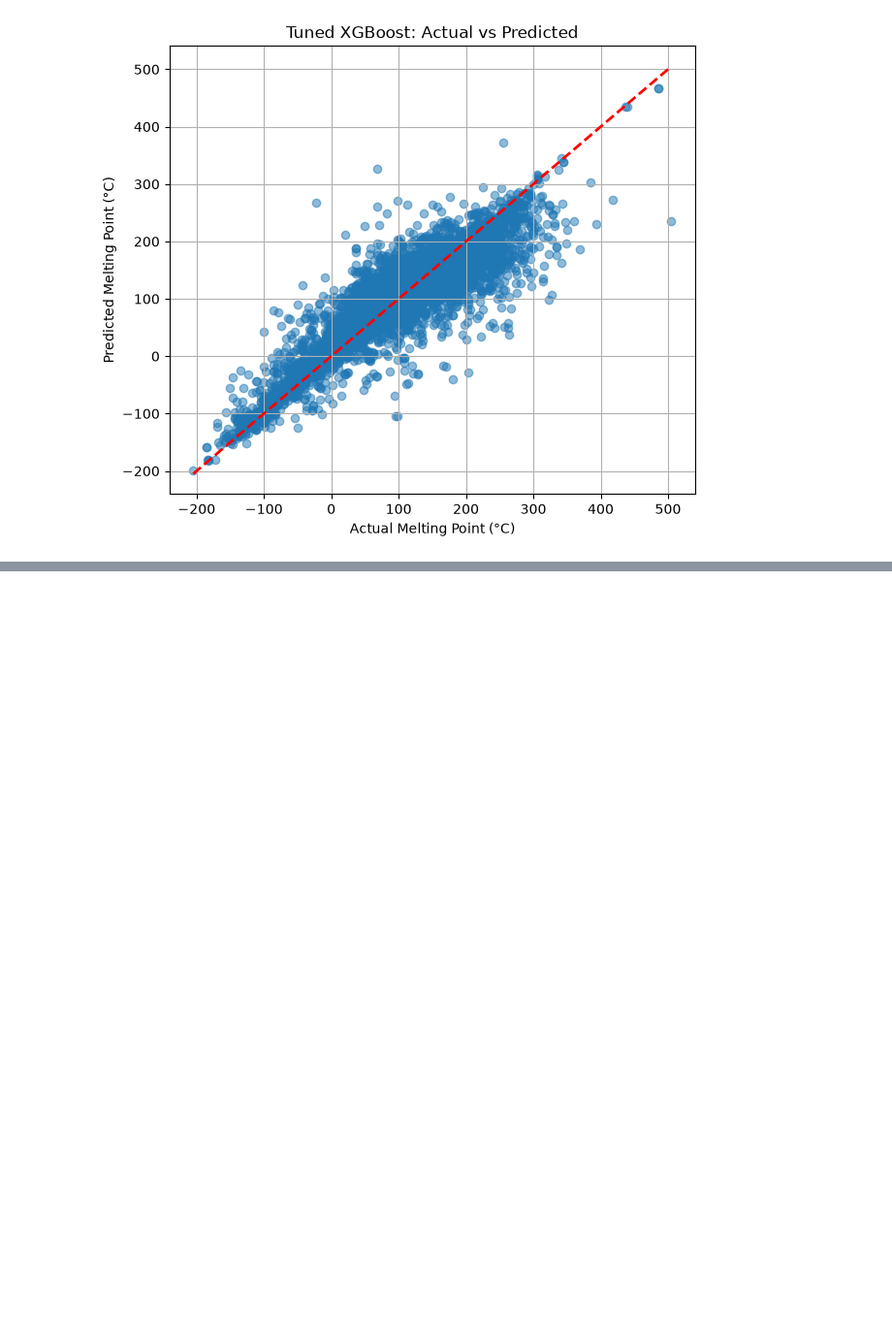
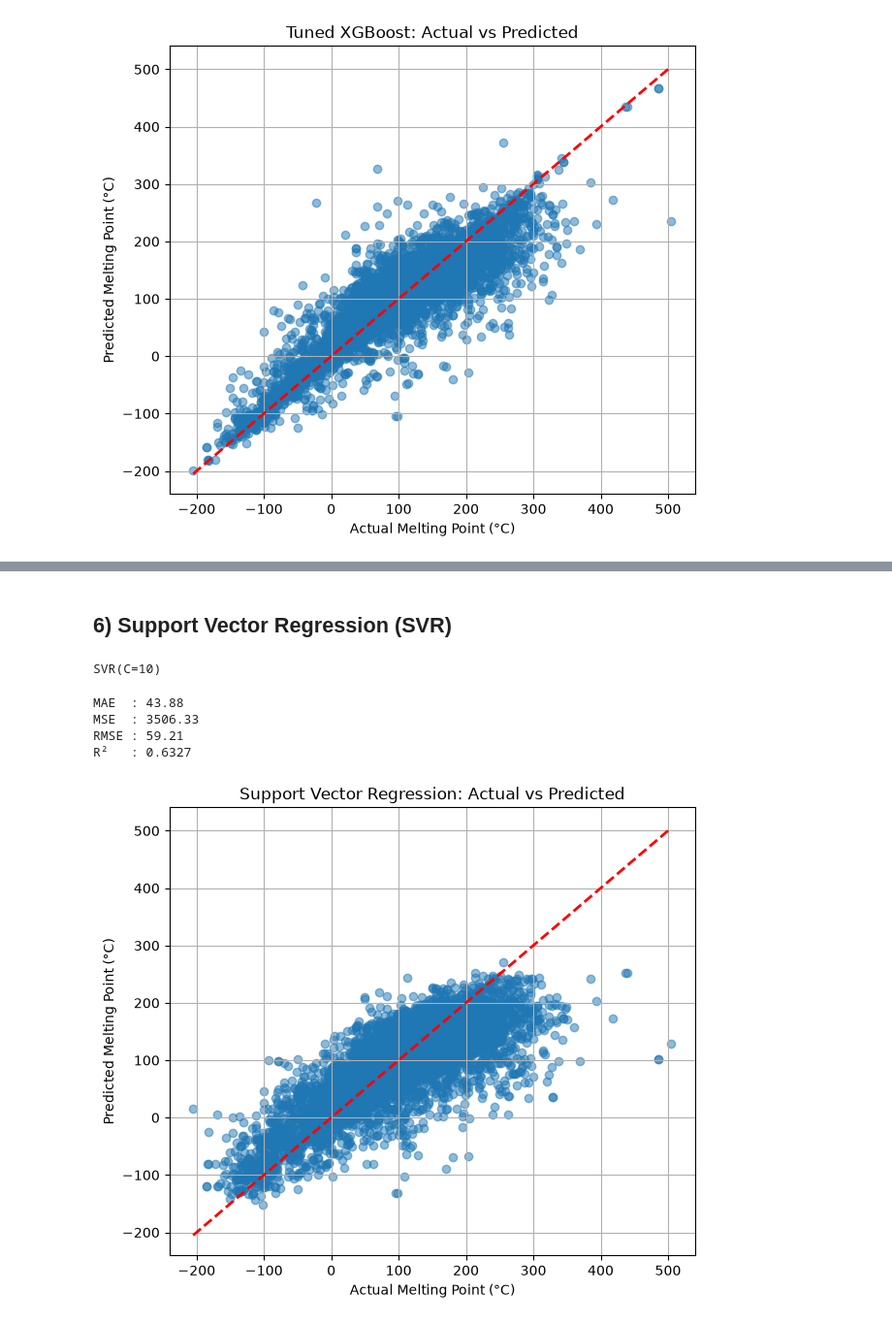
Before and after one commit to thedhawalpanchamiya/melting-point, a Jupyter notebook: melting-point.ipynb, the cells around one changed output, grey strips where cells are left out. Shown at 97% size. Saved outputs shown, nothing was run; the diff lists cells and outputs as text; code cells hidden in the pictures; blank space fills up the shorter version.

```diff
--- a/melting-point.ipynb
+++ b/melting-point.ipynb
@@ -618,0 +777,33 @@ R²   : 0.8123
+# %% [markdown]
+## 6) Support Vector Regression (SVR)
+# %%
+from sklearn.preprocessing import StandardScaler
+
+scaler = StandardScaler()
+
+X_train_scaled = scaler.fit_transform(X_train)
+X_test_scaled = scaler.transform(X_test)
+# %%
+from sklearn.svm import SVR
+
+svr_model = SVR(
+    kernel="rbf",
+    C=10,
+    gamma="scale",
+    epsilon=0.1
+)
+
+svr_model.fit(X_train_scaled, Y_train)
+# %% [output]
+SVR(C=10)
+# %%
+y_pred_svr = svr_model.predict(X_test_scaled)
+
+tester(Y_test, y_pred_svr)
+plotting(Y_test, y_pred_svr, "Support Vector Regression")
+# %% [output]
+MAE  : 43.88
+MSE  : 3506.33
+RMSE : 59.21
+R²   : 0.6327
+[figure, added]
```
Also changed, not shown: parts of 6 cells of this notebook.
